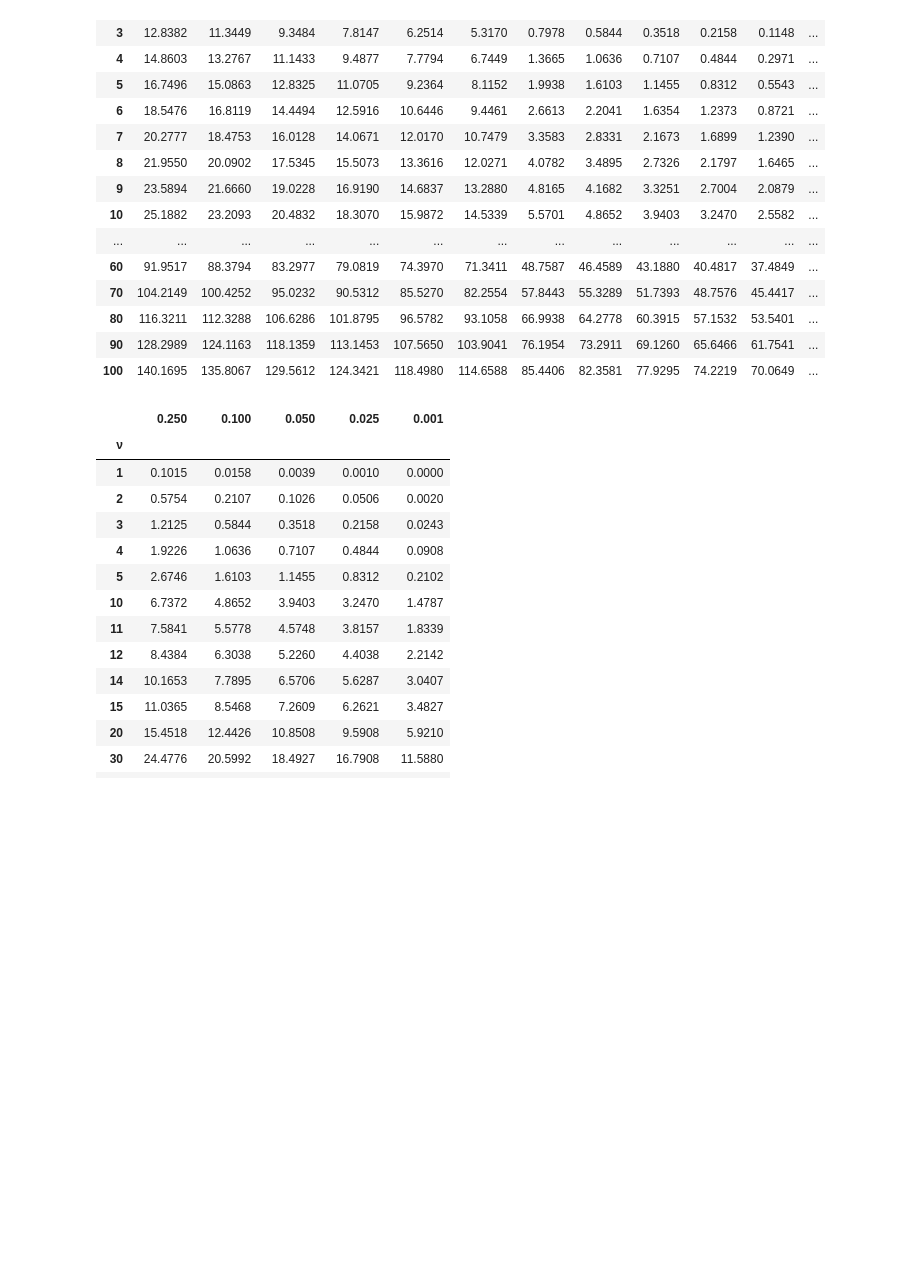
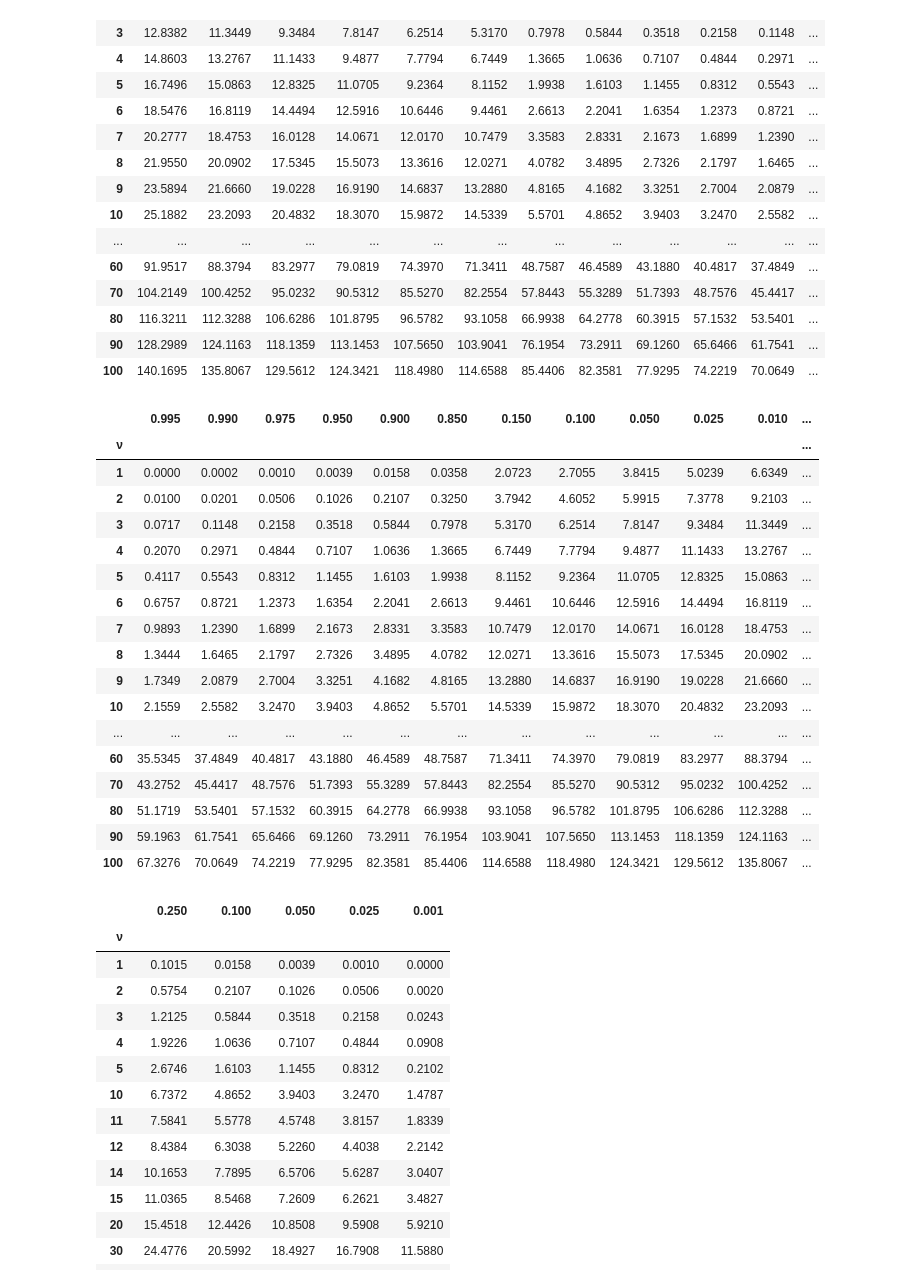
Before and after one commit to sasuraibito1125/google_colab, a Jupyter notebook: χ2分布表.ipynb, the cells around one changed output. Cells and saved outputs as stored; diff of their text form; code cells hidden in the pictures; blank space fills up the shorter version.

```diff
--- a/χ2分布表.ipynb
+++ b/χ2分布表.ipynb
@@ -190,4 +247,26 @@ c2d
 | 80 | 116.3211 | 112.3288 | 106.6286 | 101.8795 | 96.5782 | 93.1058 | 66.9938 | 64.2778 | 60.3915 | 57.1532 | 53.5401 | ... |
 | 90 | 128.2989 | 124.1163 | 118.1359 | 113.1453 | 107.5650 | 103.9041 | 76.1954 | 73.2911 | 69.1260 | 65.6466 | 61.7541 | ... |
 | 100 | 140.1695 | 135.8067 | 129.5612 | 124.3421 | 118.4980 | 114.6588 | 85.4406 | 82.3581 | 77.9295 | 74.2219 | 70.0649 | ... |
+# %%
+#@title #### $\chi^2$ 分布表（逆生存）の表示 { display-mode: "both" }
+generate_chi2d_table_is()
+# %% [output]
+|  | 0.995 | 0.990 | 0.975 | 0.950 | 0.900 | 0.850 | 0.150 | 0.100 | 0.050 | 0.025 | 0.010 | ... |
+| ν |  |  |  |  |  |  |  |  |  |  |  | ... |
+| 1 | 0.0000 | 0.0002 | 0.0010 | 0.0039 | 0.0158 | 0.0358 | 2.0723 | 2.7055 | 3.8415 | 5.0239 | 6.6349 | ... |
+| 2 | 0.0100 | 0.0201 | 0.0506 | 0.1026 | 0.2107 | 0.3250 | 3.7942 | 4.6052 | 5.9915 | 7.3778 | 9.2103 | ... |
+| 3 | 0.0717 | 0.1148 | 0.2158 | 0.3518 | 0.5844 | 0.7978 | 5.3170 | 6.2514 | 7.8147 | 9.3484 | 11.3449 | ... |
+| 4 | 0.2070 | 0.2971 | 0.4844 | 0.7107 | 1.0636 | 1.3665 | 6.7449 | 7.7794 | 9.4877 | 11.1433 | 13.2767 | ... |
+| 5 | 0.4117 | 0.5543 | 0.8312 | 1.1455 | 1.6103 | 1.9938 | 8.1152 | 9.2364 | 11.0705 | 12.8325 | 15.0863 | ... |
+| 6 | 0.6757 | 0.8721 | 1.2373 | 1.6354 | 2.2041 | 2.6613 | 9.4461 | 10.6446 | 12.5916 | 14.4494 | 16.8119 | ... |
+| 7 | 0.9893 | 1.2390 | 1.6899 | 2.1673 | 2.8331 | 3.3583 | 10.7479 | 12.0170 | 14.0671 | 16.0128 | 18.4753 | ... |
+| 8 | 1.3444 | 1.6465 | 2.1797 | 2.7326 | 3.4895 | 4.0782 | 12.0271 | 13.3616 | 15.5073 | 17.5345 | 20.0902 | ... |
+| 9 | 1.7349 | 2.0879 | 2.7004 | 3.3251 | 4.1682 | 4.8165 | 13.2880 | 14.6837 | 16.9190 | 19.0228 | 21.6660 | ... |
+| 10 | 2.1559 | 2.5582 | 3.2470 | 3.9403 | 4.8652 | 5.5701 | 14.5339 | 15.9872 | 18.3070 | 20.4832 | 23.2093 | ... |
+| ... | ... | ... | ... | ... | ... | ... | ... | ... | ... | ... | ... | ... |
+| 60 | 35.5345 | 37.4849 | 40.4817 | 43.1880 | 46.4589 | 48.7587 | 71.3411 | 74.3970 | 79.0819 | 83.2977 | 88.3794 | ... |
+| 70 | 43.2752 | 45.4417 | 48.7576 | 51.7393 | 55.3289 | 57.8443 | 82.2554 | 85.5270 | 90.5312 | 95.0232 | 100.4252 | ... |
+| 80 | 51.1719 | 53.5401 | 57.1532 | 60.3915 | 64.2778 | 66.9938 | 93.1058 | 96.5782 | 101.8795 | 106.6286 | 112.3288 | ... |
+| 90 | 59.1963 | 61.7541 | 65.6466 | 69.1260 | 73.2911 | 76.1954 | 103.9041 | 107.5650 | 113.1453 | 118.1359 | 124.1163 | ... |
+| 100 | 67.3276 | 70.0649 | 74.2219 | 77.9295 | 82.3581 | 85.4406 | 114.6588 | 118.4980 | 124.3421 | 129.5612 | 135.8067 | ... |
 # %%
```
Also changed, not shown: parts of 6 cells of this notebook.
